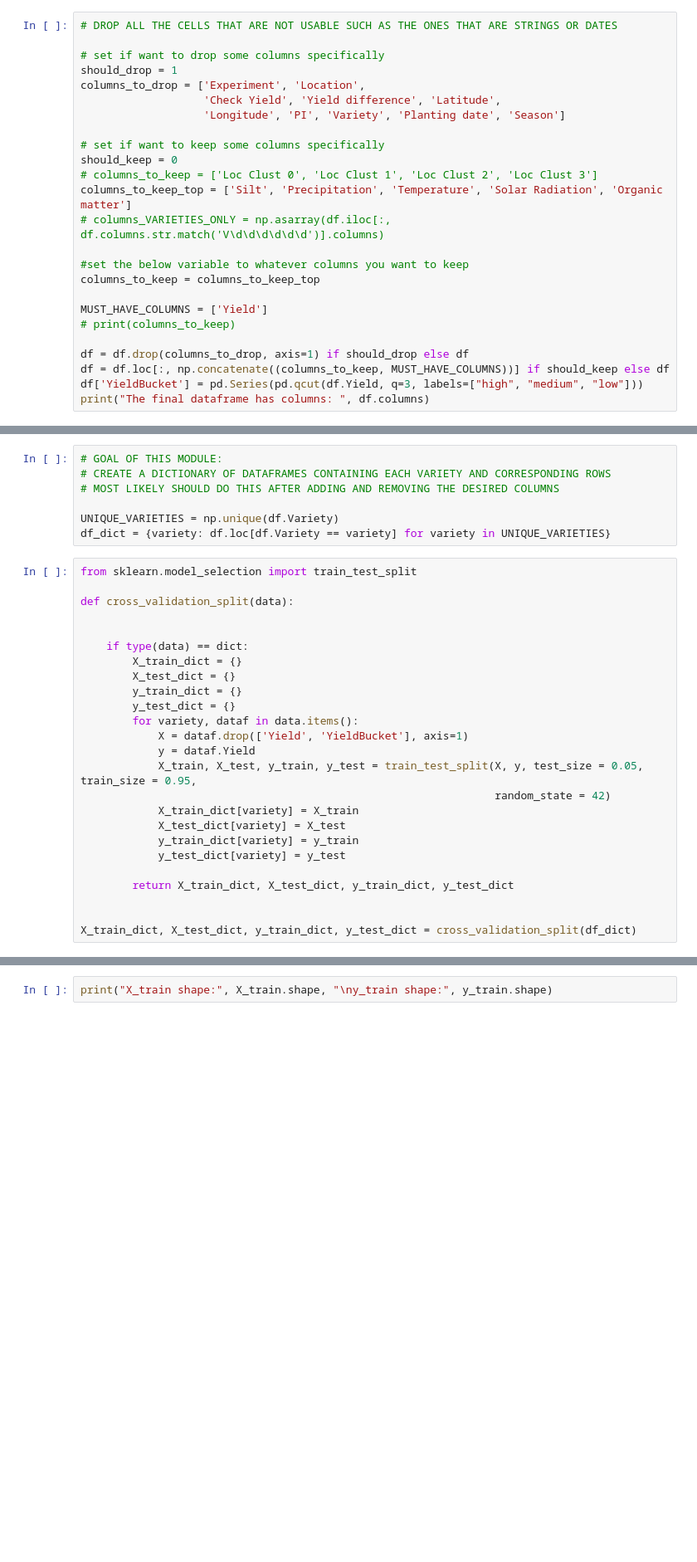
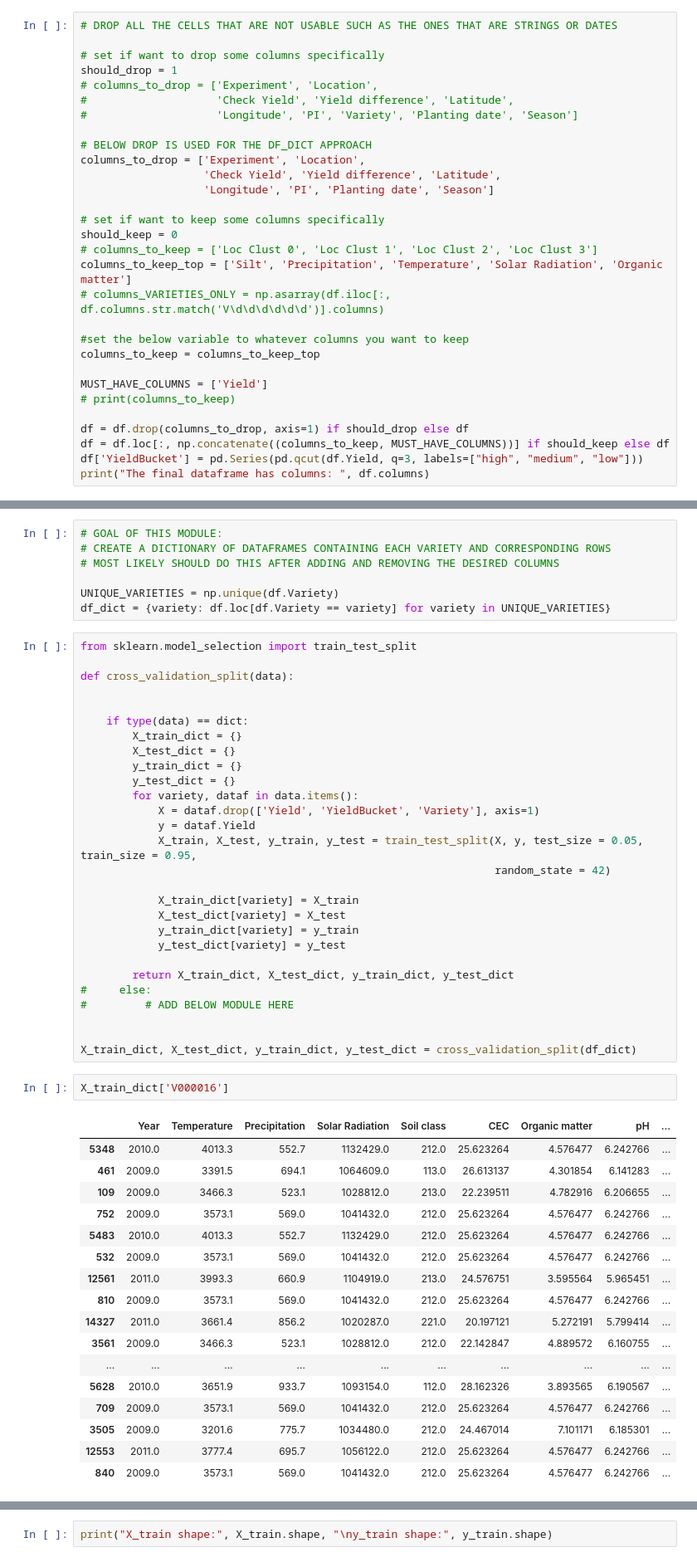
Before and after one commit to rkhaled98/Syngenta-Yield-Prediction, a Jupyter notebook: Syngenta_yield_prediction_used_modules.ipynb, the cells around one changed output, grey strips where cells are left out. Shown at 83% size. Saved outputs shown, nothing was run; the diff lists cells and outputs as text; blank space fills up the shorter version.

```diff
--- a/Syngenta_yield_prediction_used_modules.ipynb
+++ b/Syngenta_yield_prediction_used_modules.ipynb
@@ -92,9 +97,14 @@ for col in df.columns:
 
 # set if want to drop some columns specifically
 should_drop = 1
+# columns_to_drop = ['Experiment', 'Location',
+#                    'Check Yield', 'Yield difference', 'Latitude',
+#                    'Longitude', 'PI', 'Variety', 'Planting date', 'Season']
+
+# BELOW DROP IS USED FOR THE DF_DICT APPROACH
 columns_to_drop = ['Experiment', 'Location',
                    'Check Yield', 'Yield difference', 'Latitude',
-                   'Longitude', 'PI', 'Variety', 'Planting date', 'Season']
+                   'Longitude', 'PI', 'Planting date', 'Season']
 
 # set if want to keep some columns specifically
 should_keep = 0
@@ -139,16 +155,39 @@ def cross_validation_split(data):
         y_train_dict = {}
         y_test_dict = {}
         for variety, dataf in data.items():
-            X = dataf.drop(['Yield', 'YieldBucket'], axis=1)
+            X = dataf.drop(['Yield', 'YieldBucket', 'Variety'], axis=1)
             y = dataf.Yield
             X_train, X_test, y_train, y_test = train_test_split(X, y, test_size = 0.05, train_size = 0.95,
                                                                 random_state = 42)
+
             X_train_dict[variety] = X_train
             X_test_dict[variety] = X_test
             y_train_dict[variety] = y_train
             y_test_dict[variety] = y_test
 
         return X_train_dict, X_test_dict, y_train_dict, y_test_dict
+#     else:
+#         # ADD BELOW MODULE HERE
 
 
 X_train_dict, X_test_dict, y_train_dict, y_test_dict = cross_validation_split(df_dict)
+# %%
+X_train_dict['V000016']
+# %% [output]
+|  | Year | Temperature | Precipitation | Solar Radiation | Soil class | CEC | Organic matter | pH | ... |
+| 5348 | 2010.0 | 4013.3 | 552.7 | 1132429.0 | 212.0 | 25.623264 | 4.576477 | 6.242766 | ... |
+| 461 | 2009.0 | 3391.5 | 694.1 | 1064609.0 | 113.0 | 26.613137 | 4.301854 | 6.141283 | ... |
+| 109 | 2009.0 | 3466.3 | 523.1 | 1028812.0 | 213.0 | 22.239511 | 4.782916 | 6.206655 | ... |
+| 752 | 2009.0 | 3573.1 | 569.0 | 1041432.0 | 212.0 | 25.623264 | 4.576477 | 6.242766 | ... |
+| 5483 | 2010.0 | 4013.3 | 552.7 | 1132429.0 | 212.0 | 25.623264 | 4.576477 | 6.242766 | ... |
+| 532 | 2009.0 | 3573.1 | 569.0 | 1041432.0 | 212.0 | 25.623264 | 4.576477 | 6.242766 | ... |
+| 12561 | 2011.0 | 3993.3 | 660.9 | 1104919.0 | 213.0 | 24.576751 | 3.595564 | 5.965451 | ... |
+| 810 | 2009.0 | 3573.1 | 569.0 | 1041432.0 | 212.0 | 25.623264 | 4.576477 | 6.242766 | ... |
+| 14327 | 2011.0 | 3661.4 | 856.2 | 1020287.0 | 221.0 | 20.197121 | 5.272191 | 5.799414 | ... |
+| 3561 | 2009.0 | 3466.3 | 523.1 | 1028812.0 | 212.0 | 22.142847 | 4.889572 | 6.160755 | ... |
+| ... | ... | ... | ... | ... | ... | ... | ... | ... | ... |
+| 5628 | 2010.0 | 3651.9 | 933.7 | 1093154.0 | 112.0 | 28.162326 | 3.893565 | 6.190567 | ... |
+| 709 | 2009.0 | 3573.1 | 569.0 | 1041432.0 | 212.0 | 25.623264 | 4.576477 | 6.242766 | ... |
+| 3505 | 2009.0 | 3201.6 | 775.7 | 1034480.0 | 212.0 | 24.467014 | 7.101171 | 6.185301 | ... |
+| 12553 | 2011.0 | 3777.4 | 695.7 | 1056122.0 | 212.0 | 25.623264 | 4.576477 | 6.242766 | ... |
+| 840 | 2009.0 | 3573.1 | 569.0 | 1041432.0 | 212.0 | 25.623264 | 4.576477 | 6.242766 | ... |
```
Also changed, not shown: parts of 10 cells of this notebook.
